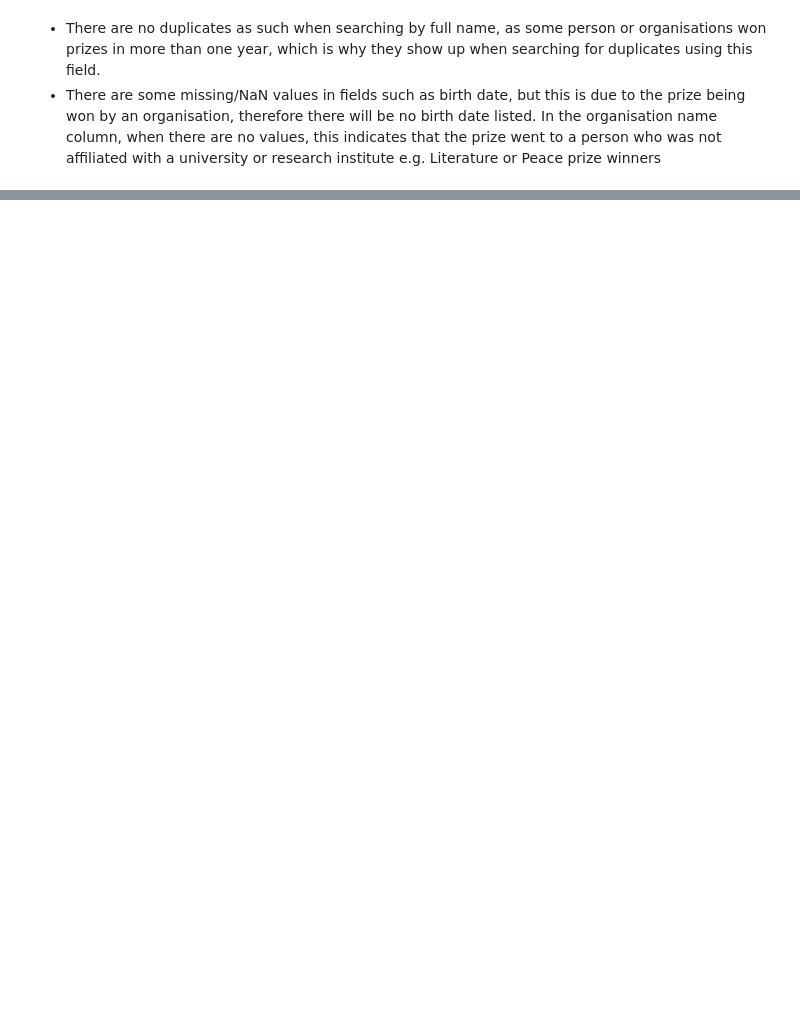
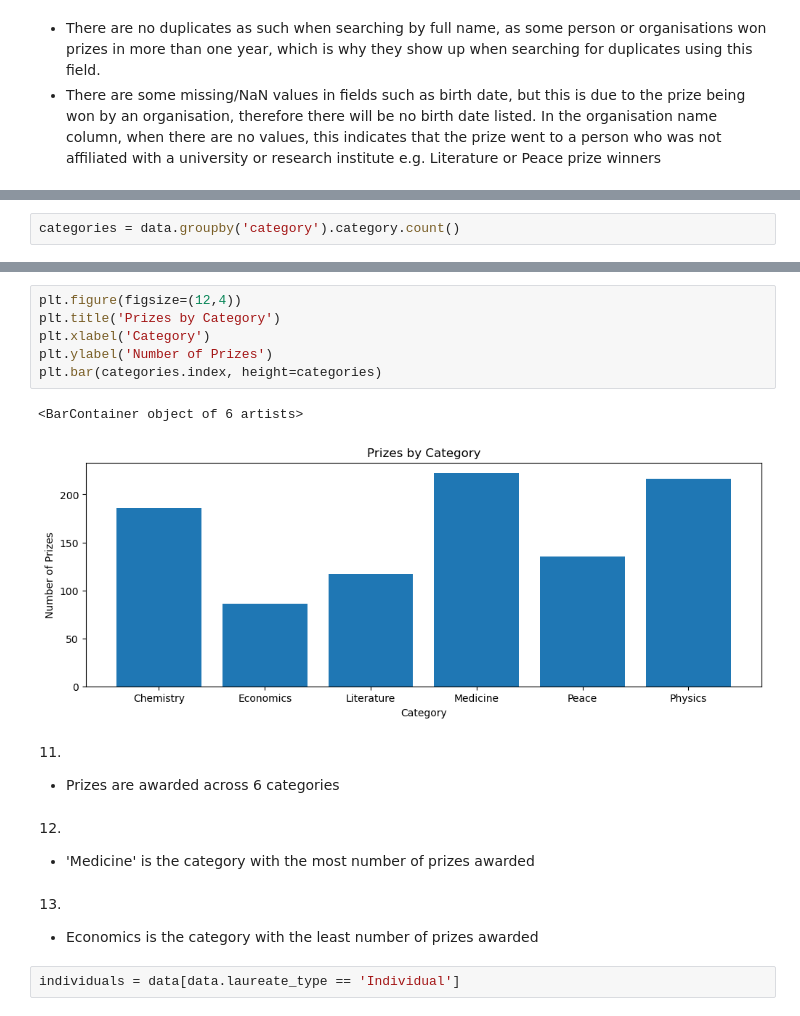
Before and after one commit to Am1tp/DataAnalysis-JupyterNotebook-NobelPrizes, a Jupyter notebook: NobelPrizeAnalysis.ipynb, the cells around one changed output, grey strips where cells are left out. Cells and saved outputs as stored; diff of their text form; blank space fills up the shorter version.

```diff
--- a/NobelPrizeAnalysis.ipynb
+++ b/NobelPrizeAnalysis.ipynb
@@ -158,0 +338,2 @@ data.sample()
+# %%
+categories = data.groupby('category').category.count()
@@ -158,0 +351,20 @@ data.sample()
+# %%
+plt.figure(figsize=(12,4))
+plt.title('Prizes by Category')
+plt.xlabel('Category')
+plt.ylabel('Number of Prizes')
+plt.bar(categories.index, height=categories)
+# %% [output]
+<BarContainer object of 6 artists>
+[figure, added]
+# %% [markdown]
+11.
+- Prizes are awarded across 6 categories
+# %% [markdown]
+12.
+- 'Medicine' is the category with the most number of prizes awarded
+# %% [markdown]
+13.
+- Economics is the category with the least number of prizes awarded
+# %%
+individuals = data[data.laureate_type == 'Individual']
```
Also changed, not shown: parts of 49 cells of this notebook.
